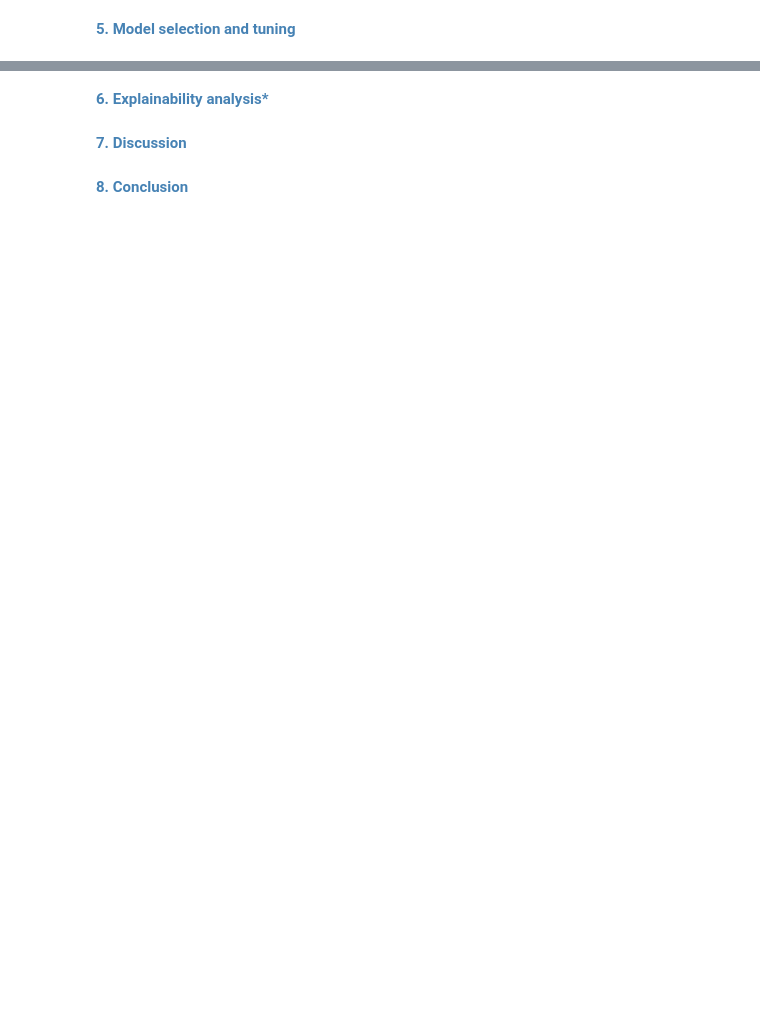
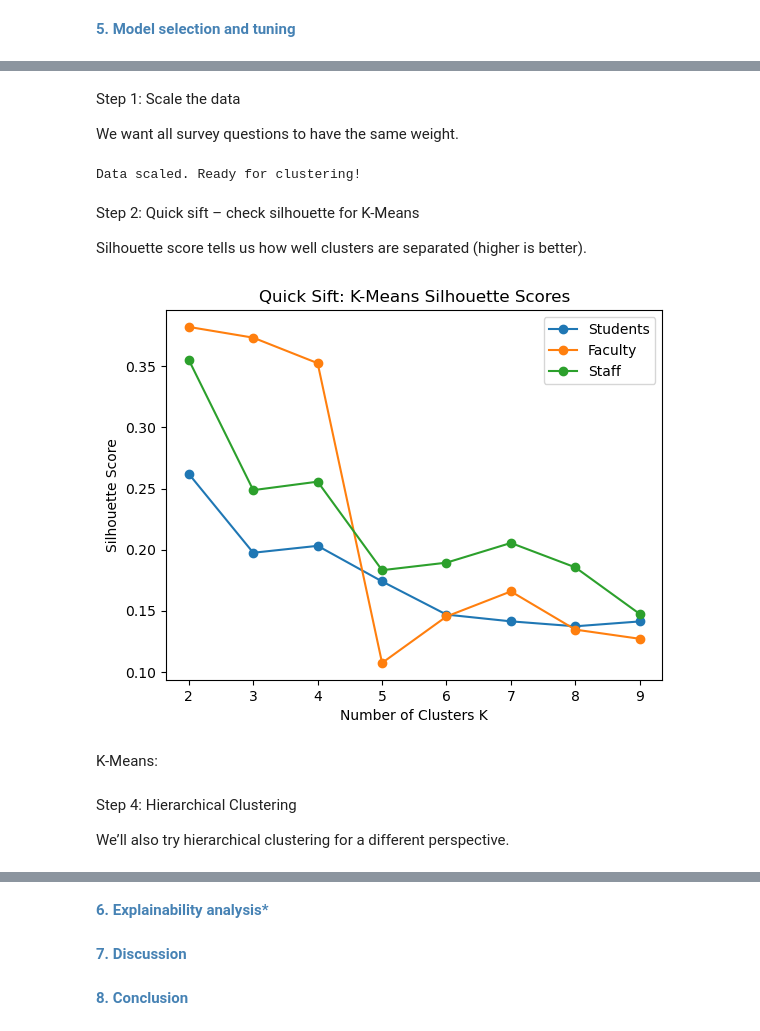
Before and after one commit to sangabrielstephanie/MachineLearningProject-TrinityWellbeing, a Jupyter notebook: Machine Learning Project - Stephanie Sangabriel.ipynb, the cells around one changed output, grey strips where cells are left out. Cells and saved outputs as stored; diff of their text form; code cells hidden in the pictures; blank space fills up the shorter version.

```diff
--- a/Machine Learning Project - Stephanie Sangabriel.ipynb
+++ b/Machine Learning Project - Stephanie Sangabriel.ipynb
@@ -212,0 +230,57 @@ faculty_clean
+# %% [markdown]
+Step 1: Scale the data
+
+We want all survey questions to have the same weight.
+# %%
+def scale_data(df, drop_columns=None):
+    """Scale numeric columns for clustering."""
+    X = df.drop(columns=drop_columns or [], errors='ignore')
+    X_numeric = X.select_dtypes(include=[np.number])  # only numbers
+    scaler = StandardScaler()
+    X_scaled = scaler.fit_transform(X_numeric)
+    return X_scaled
+
+X_students = scale_data(students_clean, drop_columns=['overall_wellbeing'])
+X_faculty = scale_data(faculty_clean, drop_columns=['overall_wellbeing'])
+X_staff = scale_data(staff_clean, drop_columns=['overall_wellbeing'])
+
+print("Data scaled. Ready for clustering!")
+# %% [output]
+Data scaled. Ready for clustering!
+# %% [markdown]
+Step 2: Quick sift – check silhouette for K-Means
+
+Silhouette score tells us how well clusters are separated (higher is better).
+# %%
+def kmeans_silhouette(X, k_range=range(2, 10)):
+    scores = []
+    for k in k_range:
+        km = KMeans(n_clusters=k, random_state=42)
+        labels = km.fit_predict(X)
+        score = silhouette_score(X, labels)
+        scores.append(score)
+    return scores
+
+k_range = range(2, 10)
+student_scores = kmeans_silhouette(X_students, k_range)
+faculty_scores = kmeans_silhouette(X_faculty, k_range)
+staff_scores = kmeans_silhouette(X_staff, k_range)
+
+# Plot silhouette scores
+plt.plot(k_range, student_scores, marker='o', label='Students')
+plt.plot(k_range, faculty_scores, marker='o', label='Faculty')
+plt.plot(k_range, staff_scores, marker='o', label='Staff')
+plt.xlabel('Number of Clusters K')
+plt.ylabel('Silhouette Score')
+plt.title('Quick Sift: K-Means Silhouette Scores')
+plt.legend()
+plt.show()
+
+# Pick best k
+best_k_students = k_range[np.argmax(student_scores)]
+best_k_faculty  = k_range[np.argmax(faculty_scores)]
+best_k_staff    = k_range[np.argmax(staff_scores)]
+# %% [output]
+[figure, added]
+# %% [markdown]
+K-Means:
@@ -212,0 +295,4 @@ faculty_clean
+# %% [markdown]
+Step 4: Hierarchical Clustering
+
+We’ll also try hierarchical clustering for a different perspective.
```
Also changed, not shown: parts of 7 cells of this notebook.
